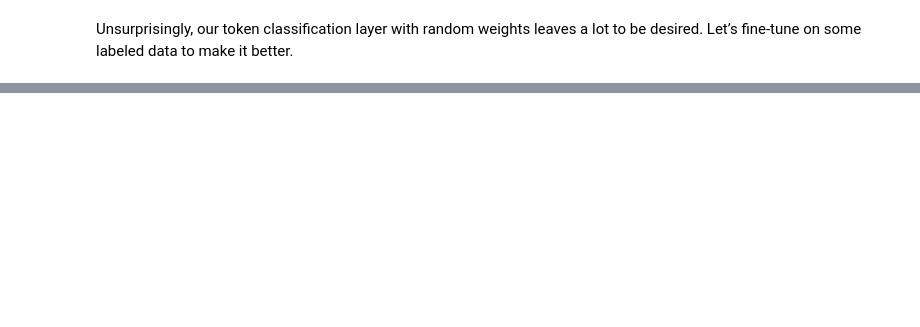
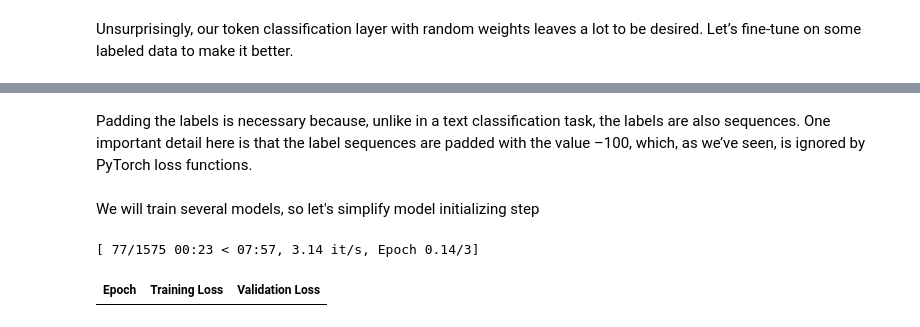
Before and after one commit to Gooogr/Book_nlp_with_transformers, a Jupyter notebook: ch4_multilingual_ner.ipynb, the cells around one changed output, grey strips where cells are left out. Drawn from its saved outputs; the diff is of its cells as text; code cells hidden in the pictures; blank space fills up the shorter version.

```diff
--- a/ch4_multilingual_ner.ipynb
+++ b/ch4_multilingual_ner.ipynb
@@ -273,0 +461,5 @@ desired. Let’s fine-tune on some labeled data to make it better.
+# %%
+def compute_metrics(eval_pred):
+    y_pred, y_true = align_predictions(eval_pred.predictions,
+                                       eval_pred.label_ids)
+    return {"f1": f1_score(y_true, y_pred)}
@@ -273,0 +470,26 @@ desired. Let’s fine-tune on some labeled data to make it better.
+# %%
+data_collator = DataCollatorForTokenClassification(xlmr_tokenizer)
+# %% [markdown]
+Padding the labels is necessary because, unlike in a text classification task, the labels
+are also sequences. One important detail here is that the label sequences are padded
+with the value –100, which, as we’ve seen, is ignored by PyTorch loss functions.
+# %% [markdown]
+We will train several models, so let's simplify model initializing step
+# %%
+def model_init():
+    return (XLMRobertaForTokenClassification
+            .from_pretrained(xlmr_model_name, config=xlmr_config)
+            .to(device))
+# %%
+trainer = Trainer(model_init=model_init,
+                  args=training_args,
+                  data_collator=data_collator,
+                  compute_metrics=compute_metrics,
+                  train_dataset=panx_de_encoded["train"],
+                  eval_dataset=panx_de_encoded["validation"],
+                  tokenizer=xlmr_tokenizer)
+# %%
+trainer.train()
+# %% [output]
+[ 77/1575 00:23 < 07:57, 3.14 it/s, Epoch 0.14/3]
+| Epoch | Training Loss | Validation Loss |
```
Also changed, not shown: parts of 32 cells of this notebook.
